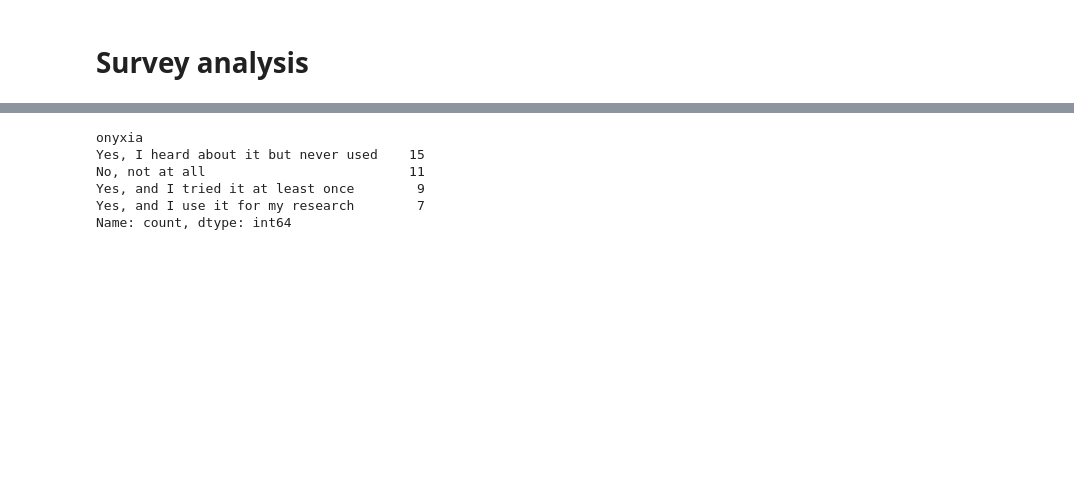
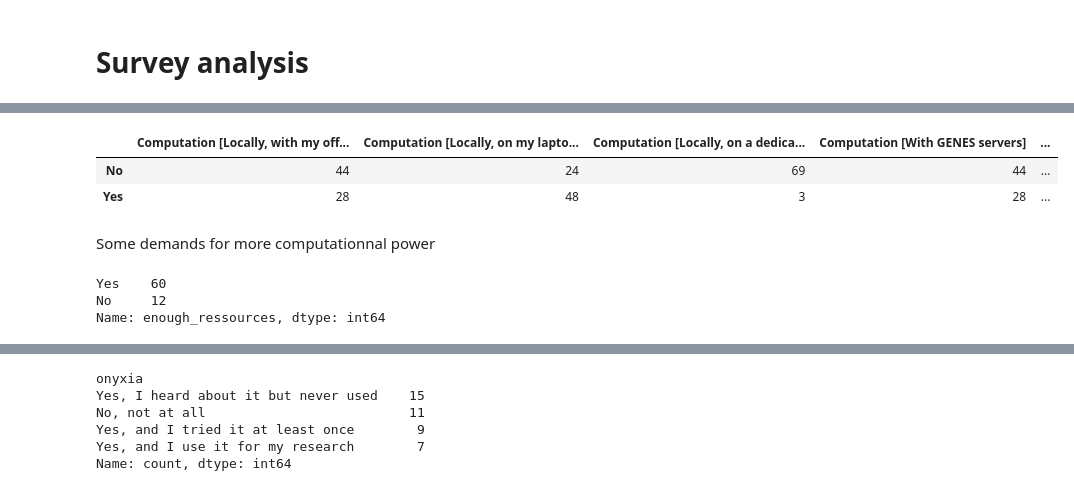
Before and after one commit to emilienschultz/survey-software-crest, a Jupyter notebook: notebooks/Analyze.ipynb, the cells around one changed output, grey strips where cells are left out. Drawn from its saved outputs; the diff is of its cells as text; code cells hidden in the pictures; blank space fills up the shorter version.

```diff
--- a/notebooks/Analyze.ipynb
+++ b/notebooks/Analyze.ipynb
@@ -77,0 +231,14 @@ Name: essential_software, dtype: object
+# %%
+pd.concat({v.replace("On which computers do you perform these data processing tasks/computations ?","Computation"):df[v].value_counts() for v in [i for i in df.columns if "On which computers do you perform these data processing tasks/computations ?" in i]}, axis=1)
+# %% [output]
+|  | Computation [Locally, with my off... | Computation [Locally, on my lapto... | Computation [Locally, on a dedica... | Computation [With GENES servers] | ... |
+| No | 44 | 24 | 69 | 44 | ... |
+| Yes | 28 | 48 | 3 | 28 | ... |
+# %% [markdown]
+Some demands for more computationnal power
+# %%
+df["enough_ressources"].value_counts()
+# %% [output]
+Yes    60
+No     12
+Name: enough_ressources, dtype: int64
```
Also changed, not shown: parts of 61 cells of this notebook, 2 other files.
